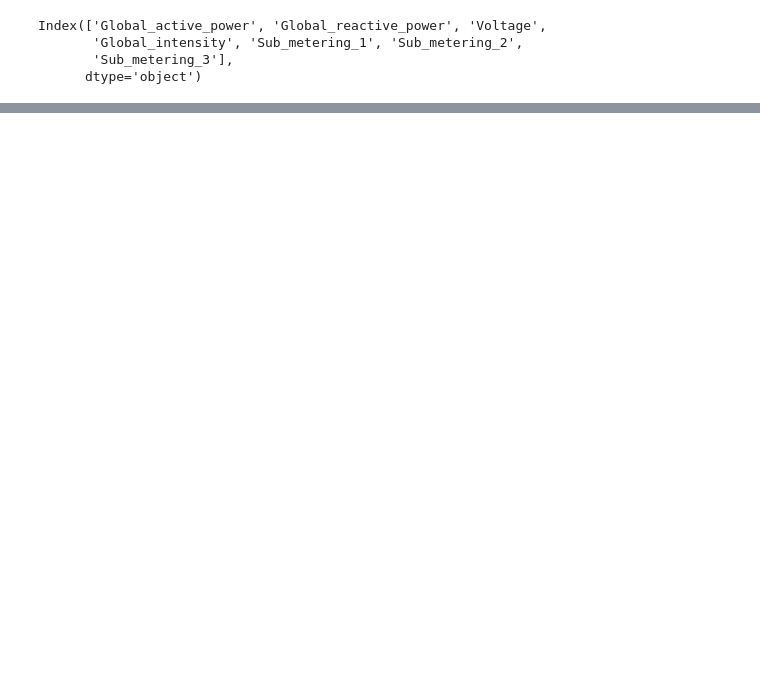
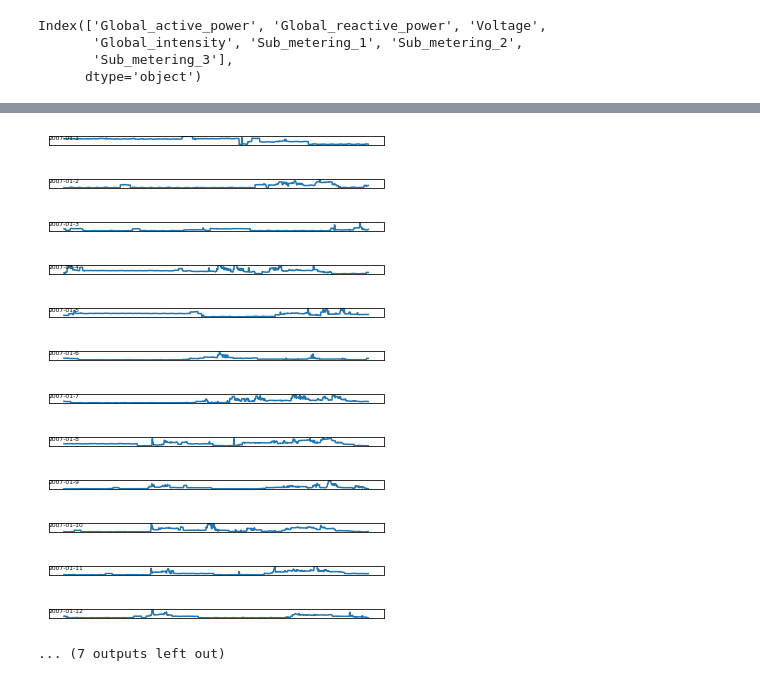
Before and after one commit to cartf15/Neural-Networks, a Jupyter notebook: Data_Load_Preparetion_.ipynb, the cells around one changed output, grey strips where cells are left out. Cells and saved outputs as stored; diff of their text form; code cells hidden in the pictures; blank space fills up the shorter version.

```diff
--- a/Data_Load_Preparetion_.ipynb
+++ b/Data_Load_Preparetion_.ipynb
@@ -44,0 +171,41 @@ dataset.to_csv('household_power_consumption.csv')
+# %%
+# daily line plots for power usage dataset
+from pandas import read_csv
+from matplotlib import pyplot
+# load the new file
+dataset = read_csv('household_power_consumption.csv', header=0, infer_datetime_format=True,
+parse_dates=['datetime'], index_col=['datetime'])
+# plot active power for each year
+days = [x for x in range(1, 20)]
+pyplot.figure()
+for i in range(len(days)):
+  try:
+  # prepare subplot
+    ax = pyplot.subplot(len(days), 1, i+1)
+    # determine the day to plot
+    day = '2007-01-' + str(days[i])
+    # get all observations for the day
+    result = dataset[day]
+    # plot the active power for the day
+    pyplot.plot(result['Global_active_power'])
+    # add a title to the subplot
+    pyplot.title(day, y=0, loc='left', size=6)
+    pyplot.yticks([])
+    pyplot.xticks([])
+    pyplot.show()
+  except Exception as e :
+    print(e)
+# %% [output]
+[figure, added]
+[figure, added]
+[figure, added]
+[figure, added]
+[figure, added]
+[figure, added]
+[figure, added]
+[figure, added]
+[figure, added]
+[figure, added]
+[figure, added]
+[figure, added]
+... (7 outputs left out)
```
Also changed, not shown: parts of 16 cells of this notebook.
